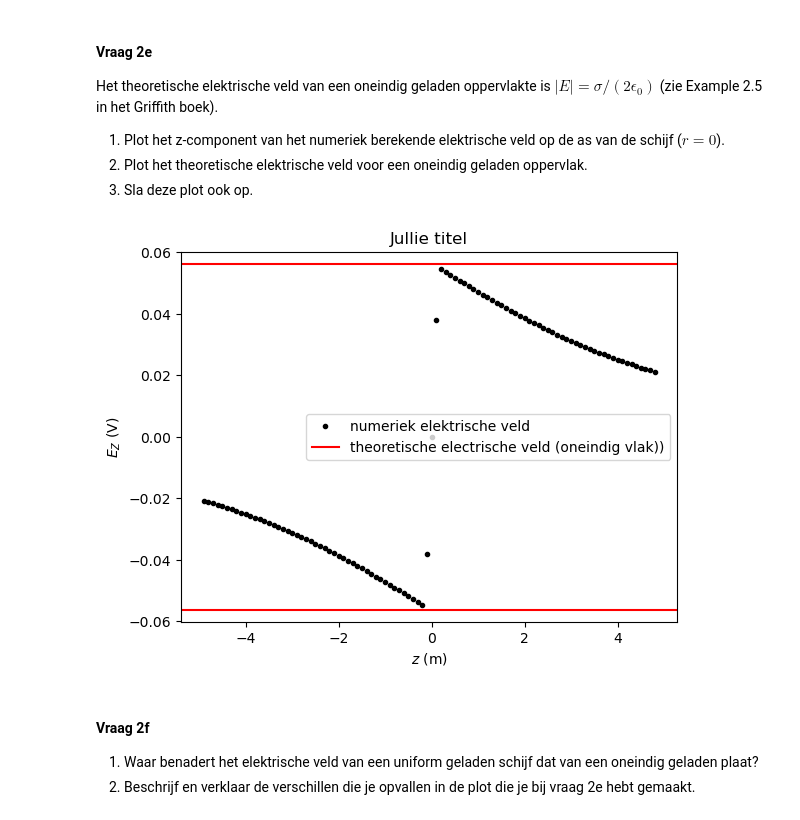
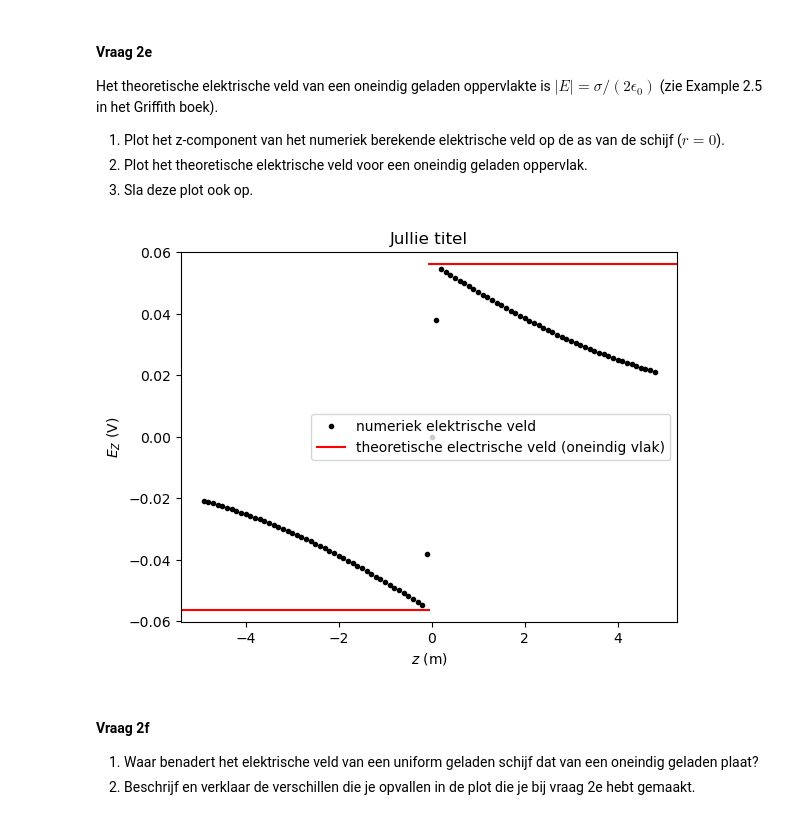
Before and after one commit to felicievdl/Felicie-opdrachten-DEF-D, a Jupyter notebook: DigitaleOntwerpopdrachten/1CondensatorOpdracht/CondensatorOntwerpopdracht.ipynb, the cells around one changed output. Saved outputs shown, nothing was run; the diff lists cells and outputs as text; code cells hidden in the pictures.

```diff
--- a/DigitaleOntwerpopdrachten/1CondensatorOpdracht/CondensatorOntwerpopdracht.ipynb
+++ b/DigitaleOntwerpopdrachten/1CondensatorOpdracht/CondensatorOntwerpopdracht.ipynb
@@ -276,19 +276,19 @@ Het theoretische elektrische veld van een oneindig geladen oppervlakte is $|E| =
 # %%
 idx_r_zero = np.where(abs(r) < 1e-10)[0][0]
 Ez_r0 = Ez[:,idx_r_zero]
 
 E_theoretisch = Ladingsdichtheid/(2*epsilon0)
 
 plt.title(f"Jullie titel")
 plt.plot(z_for_E, Ez_r0, "k.", label="numeriek elektrische veld")
-plt.axhline(y=E_theoretisch, color='red', linestyle='-', label="theoretische electrische veld (oneindig vlak))")
-plt.axhline(y=-E_theoretisch, color='red', linestyle='-') # Voor z < 0
+plt.axhline(y=E_theoretisch, xmin=0.5, xmax=1, color='red', linestyle='-', label="theoretische electrische veld (oneindig vlak)")
+plt.axhline(y=-E_theoretisch, xmin=0, xmax=0.5, color='red', linestyle='-') # Voor z < 0
 plt.legend()
 plt.xlabel("$z$ (m)")
 plt.ylabel("$E_Z$ (V)")
 plt.savefig("Electrisch_veld_vraag_2e.jpg", format="jpg", dpi=300)
 # %% [output]
-[figure, old version]
+[figure, new version]
 # %% [markdown]
 #### Vraag 2f
 1. Waar benadert het elektrische veld van een uniform geladen schijf dat van een oneindig geladen plaat?
```
Also changed, not shown: parts of 26 cells of this notebook, 2 other files.
